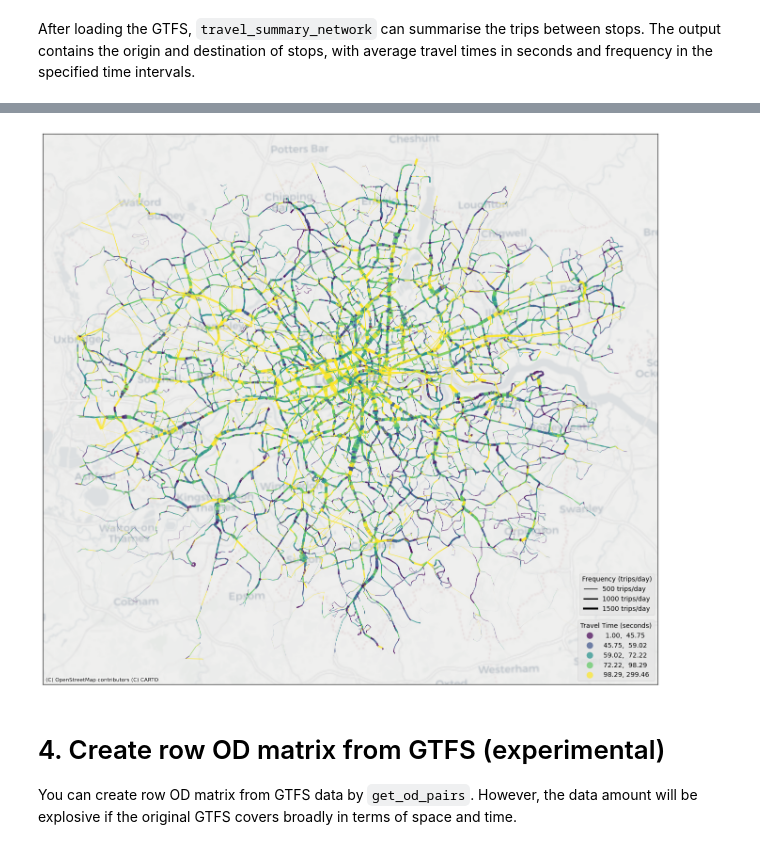
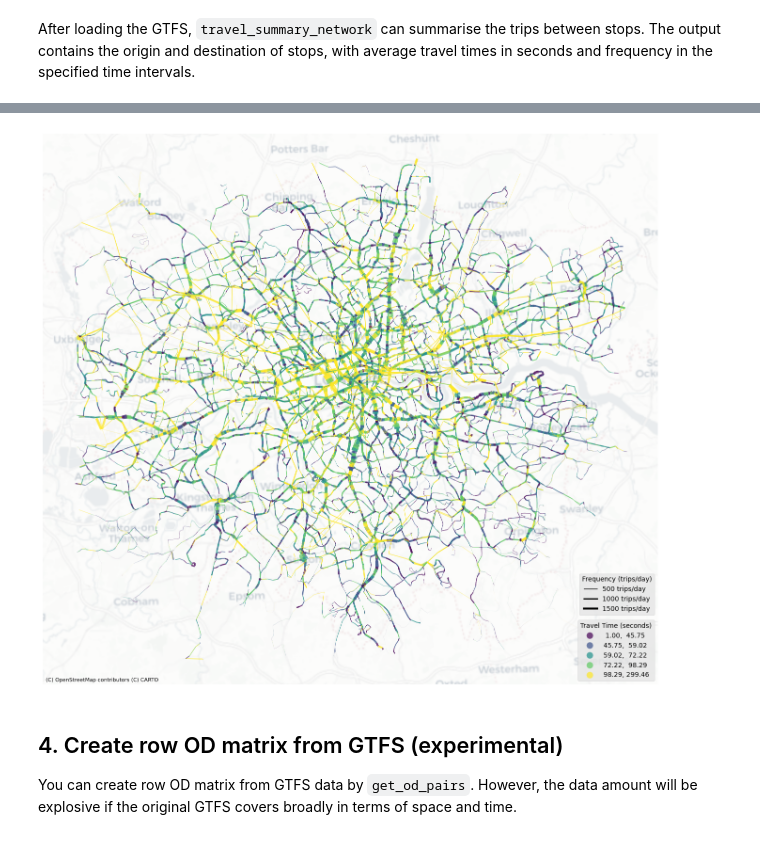
Before and after one commit to yu-ta-sato/city2graph, a Jupyter notebook: docs/source/examples/gtfs.ipynb, the cells around one changed output, grey strips where cells are left out. Saved outputs shown, nothing was run; the diff lists cells and outputs as text; code cells hidden in the pictures.

Commit message:
Update images

```diff
--- a/docs/source/examples/gtfs.ipynb
+++ b/docs/source/examples/gtfs.ipynb
@@ -223,36 +227,39 @@ freq_legend = ax.legend(
 
 # Add the travel time legend back so that both legends are visible.
 ax.add_artist(travel_time_legend)
 
 # Add a basemap appropriate for the British National Grid.
 ctx.add_basemap(
     ax,
     crs=travel_summary_gdf_cropped.crs.to_string(),
     source=ctx.providers.CartoDB.Positron,
     alpha=0.5
 )
 
 # Remove axis labels and ticks for a cleaner look.
 ax.set_xticklabels([])
 ax.set_yticklabels([])
 ax.set_xticks([])
 ax.set_yticks([])
 
 # Add a border around the plot.
 for spine in ax.spines.values():
     spine.set_visible(True)
     spine.set_linewidth(1)
     spine.set_color('#333333')
 
 # Ensure the aspect ratio is equal (important for geographic data).
 ax.set_aspect("equal")
 
+# Add title and remove axes
+ax.set_axis_off()
+
 plt.tight_layout()
 plt.show()
 # %% [output]
-[figure, old version]
+[figure, new version]
 # %% [markdown]
-# 4. Create row OD matrix from GTFS (experimental)
+## 4. Create row OD matrix from GTFS (experimental)
 
 You can create row OD matrix from GTFS data by `get_od_pairs`. However, the data amount will be explosive if the original GTFS covers broadly in terms of space and time.
 # %%
```
Also changed, not shown: parts of 5 cells of this notebook, 2 other files.
